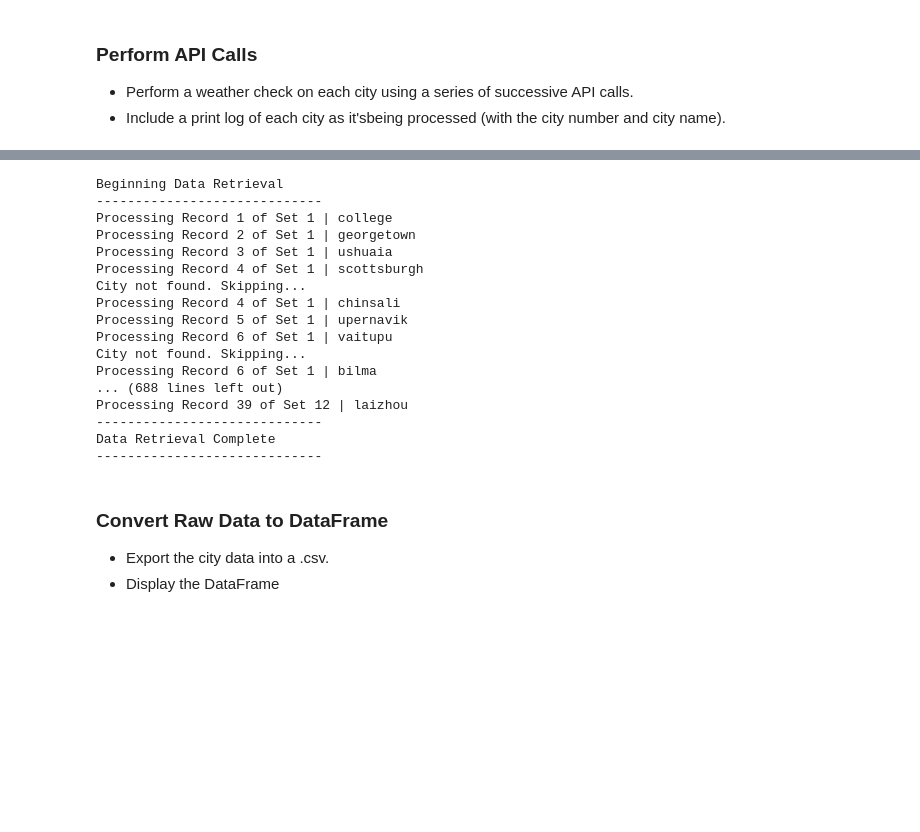
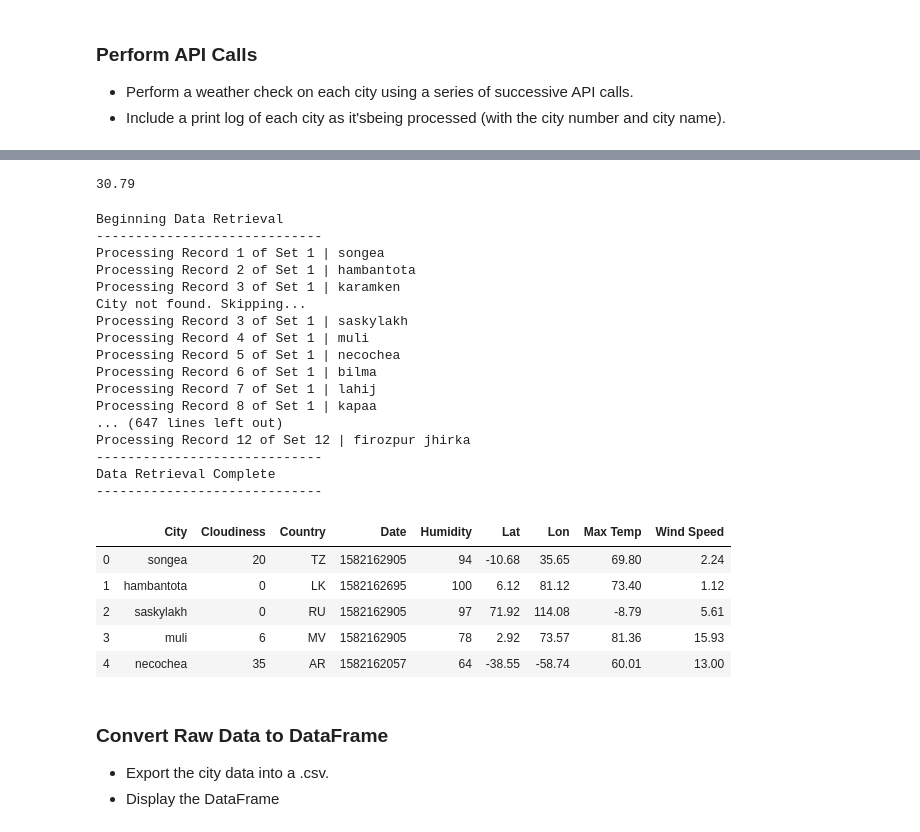
Before and after one commit to evansvillewy/06-Python-APIs-Homework, a Jupyter notebook: GRADE_THIS/Code/WeatherPy.ipynb, the cells around one changed output, grey strips where cells are left out. Saved outputs shown, nothing was run; the diff lists cells and outputs as text; code cells hidden in the pictures; blank space fills up the shorter version.

```diff
--- a/GRADE_THIS/Code/WeatherPy.ipynb
+++ b/GRADE_THIS/Code/WeatherPy.ipynb
@@ -56,3 +81,7 @@ len(cities)
+# %%
+response['coord']['lon']
+# %% [output]
+30.79
 # %%
 # Start Building URL.
 #source refernce
@@ -99,9 +128,10 @@ for city in cities:
         Max_Temp.append(response['main']['temp_max'])
         Wind.append(response['wind']['speed'])
         Cities.append(city)
-        Lats.append(lats[i])
-        Lons.append(lngs[i])
+        Lats.append(response['coord']['lat'])
+        Lons.append(response['coord']['lon'])
         i+=1
+
     except:
         print('City not found. Skipping...')
 print('-----------------------------')
@@ -110,18 +140,18 @@ print('-----------------------------')
 # %% [output]
 Beginning Data Retrieval
 -----------------------------
-Processing Record 1 of Set 1 | college
-Processing Record 2 of Set 1 | georgetown
-Processing Record 3 of Set 1 | ushuaia
-Processing Record 4 of Set 1 | scottsburgh
+Processing Record 1 of Set 1 | songea
+Processing Record 2 of Set 1 | hambantota
+Processing Record 3 of Set 1 | karamken
 City not found. Skipping...
-Processing Record 4 of Set 1 | chinsali
-Processing Record 5 of Set 1 | upernavik
-Processing Record 6 of Set 1 | vaitupu
-City not found. Skipping...
+Processing Record 3 of Set 1 | saskylakh
+Processing Record 4 of Set 1 | muli
+Processing Record 5 of Set 1 | necochea
 Processing Record 6 of Set 1 | bilma
-... (688 lines left out)
-Processing Record 39 of Set 12 | laizhou
+Processing Record 7 of Set 1 | lahij
+Processing Record 8 of Set 1 | kapaa
+... (647 lines left out)
+Processing Record 12 of Set 12 | firozpur jhirka
 -----------------------------
 Data Retrieval Complete
 -----------------------------
@@ -139,6 +169,15 @@ weather_dict = {
     'Wind Speed':Wind
 }
 weather_data = pd.DataFrame(weather_dict)
+# %%
+weather_data.head()
+# %% [output]
+|  | City | Cloudiness | Country | Date | Humidity | Lat | Lon | Max Temp | Wind Speed |
+| 0 | songea | 20 | TZ | 1582162905 | 94 | -10.68 | 35.65 | 69.80 | 2.24 |
+| 1 | hambantota | 0 | LK | 1582162695 | 100 | 6.12 | 81.12 | 73.40 | 1.12 |
+| 2 | saskylakh | 0 | RU | 1582162905 | 97 | 71.92 | 114.08 | -8.79 | 5.61 |
+| 3 | muli | 6 | MV | 1582162905 | 78 | 2.92 | 73.57 | 81.36 | 15.93 |
+| 4 | necochea | 35 | AR | 1582162057 | 64 | -38.55 | -58.74 | 60.01 | 13.00 |
 # %% [markdown]
 ### Convert Raw Data to DataFrame
 * Export the city data into a .csv.
```
Also changed, not shown: parts of 10 cells of this notebook, 5 other files.
